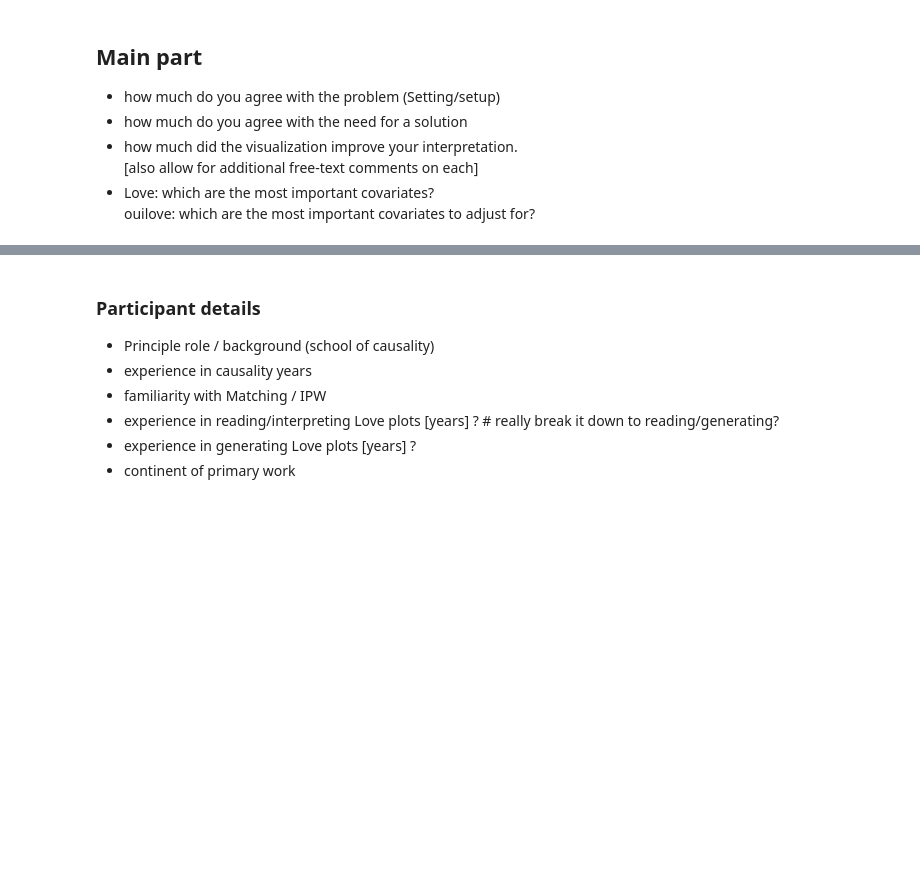
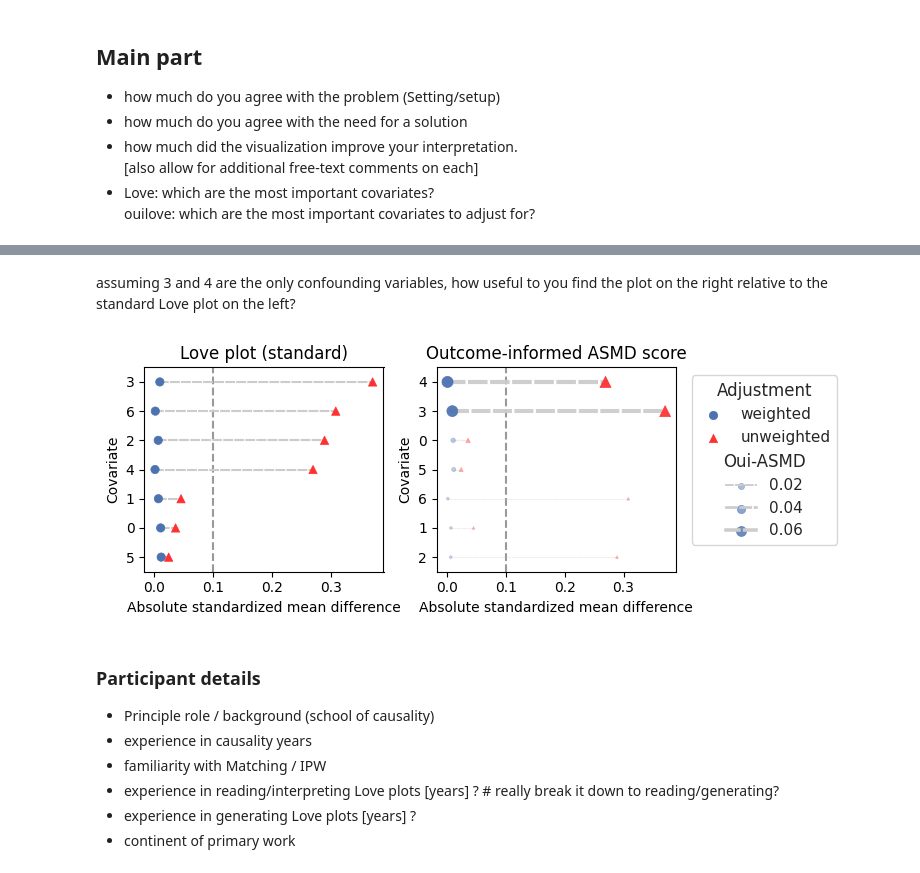
Before and after one commit to namag-ai/oui-plots, a Jupyter notebook: user_study/user_study_plots.ipynb, the cells around one changed output, grey strips where cells are left out. Drawn from its saved outputs; the diff is of its cells as text; code cells hidden in the pictures; blank space fills up the shorter version.

```diff
--- a/user_study/user_study_plots.ipynb
+++ b/user_study/user_study_plots.ipynb
@@ -318,3 +353,35 @@ fig.savefig("figures/main.png")
+# %% [markdown]
+assuming 3 and 4 are the only confounding variables, how useful to you find the plot on the right relative to the standard Love plot on the left?
+# %%
+fig = mpl.figure.Figure(figsize=(7, 3))
+axes = fig.subplot_mosaic("AE", sharex=True)
+fig, axes = mpl.pyplot.subplot_mosaic("AE", figsize=(6, 3), sharex=True, sharey=False)
+p = ouilove_plot(
+    ouiasmd,
+    plot_range=True,
+    order_by_importance=False,
+    opacity=False,
+    pointsize=False,
+    legend=False,
+    threshold=0.1, ax=axes["A"],
+)
+axes["A"].set_title("Love plot (standard)")
+
+p = ouilove_plot(
+    ouiasmd,
+    plot_range=True,
+    order_by_importance=True,
+    opacity=True,
+    pointsize=True,
+    importance_metric="Oui-ASMD",
+    legend=True,
+    threshold=0.1, ax=axes["E"],
+)
+axes["E"].set_title("Outcome-informed ASMD score")
+fig.tight_layout()
+fig.savefig("figures/main.png", bbox_inches="tight")
+# %% [output]
+[figure, added]
 # %% [markdown]
 ### Participant details
 
```
Also changed, not shown: parts of 3 cells of this notebook, 4 other files.
